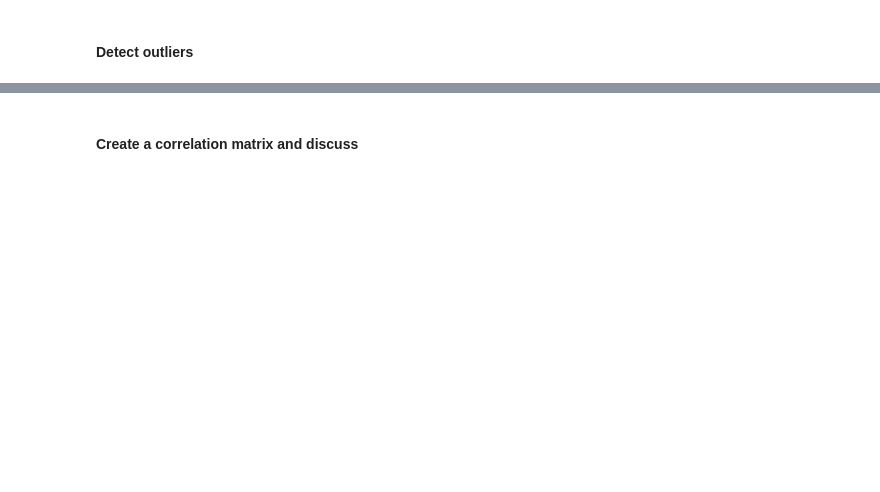
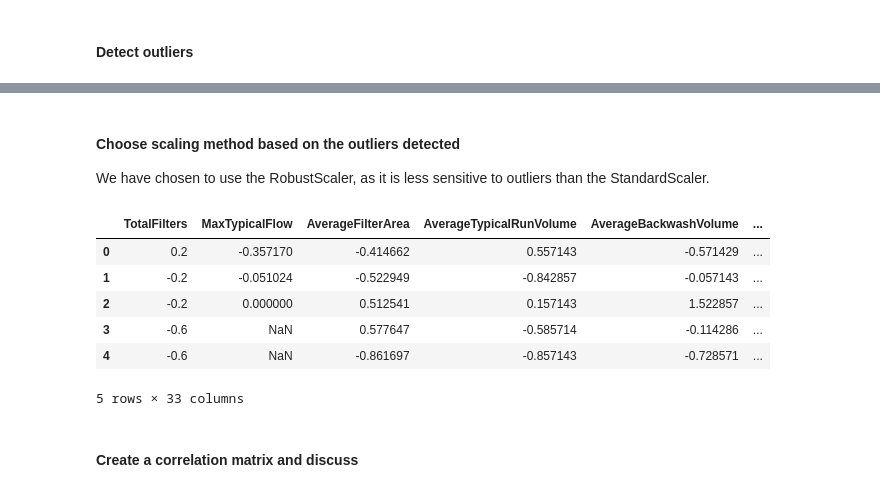
Before and after one commit to ReinhardtR/MAL1-assignment-3, a Jupyter notebook: Preprocessing - Water treatment plants.ipynb, the cells around one changed output, grey strips where cells are left out. Drawn from its saved outputs; the diff is of its cells as text; code cells hidden in the pictures; blank space fills up the shorter version.

```diff
--- a/Preprocessing - Water treatment plants.ipynb
+++ b/Preprocessing - Water treatment plants.ipynb
@@ -105,2 +324,21 @@ We chose a threshhold percentage of x %, and chose to remove all columns that ha
+# %% [markdown]
+#### Choose scaling method based on the outliers detected
+
+We have chosen to use the RobustScaler, as it is less sensitive to outliers than the StandardScaler.
+# %%
+# For each numerical column, use the RobustScaler to scale the data
+scaler = RobustScaler()
+df_scaled = df_encoded.copy()
+df_scaled[df_scaled.columns] = scaler.fit_transform(df_scaled)
+
+df_scaled.head()
+# %% [output]
+|  | TotalFilters | MaxTypicalFlow | AverageFilterArea | AverageTypicalRunVolume | AverageBackwashVolume | ... |
+| 0 | 0.2 | -0.357170 | -0.414662 | 0.557143 | -0.571429 | ... |
+| 1 | -0.2 | -0.051024 | -0.522949 | -0.842857 | -0.057143 | ... |
+| 2 | -0.2 | 0.000000 | 0.512541 | 0.157143 | 1.522857 | ... |
+| 3 | -0.6 | NaN | 0.577647 | -0.585714 | -0.114286 | ... |
+| 4 | -0.6 | NaN | -0.861697 | -0.857143 | -0.728571 | ... |
+5 rows × 33 columns
 # %% [markdown]
 #### Create a correlation matrix and discuss
```
Also changed, not shown: parts of 26 cells of this notebook.
